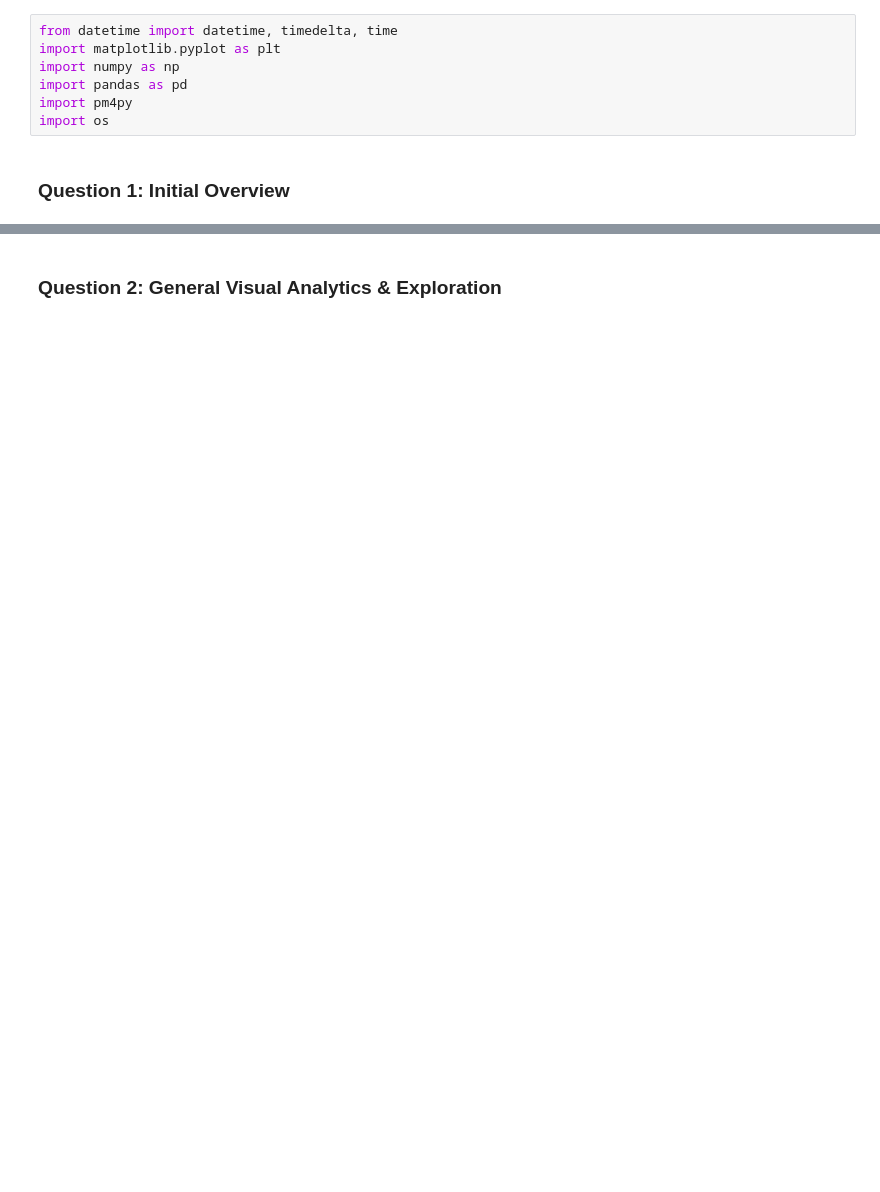
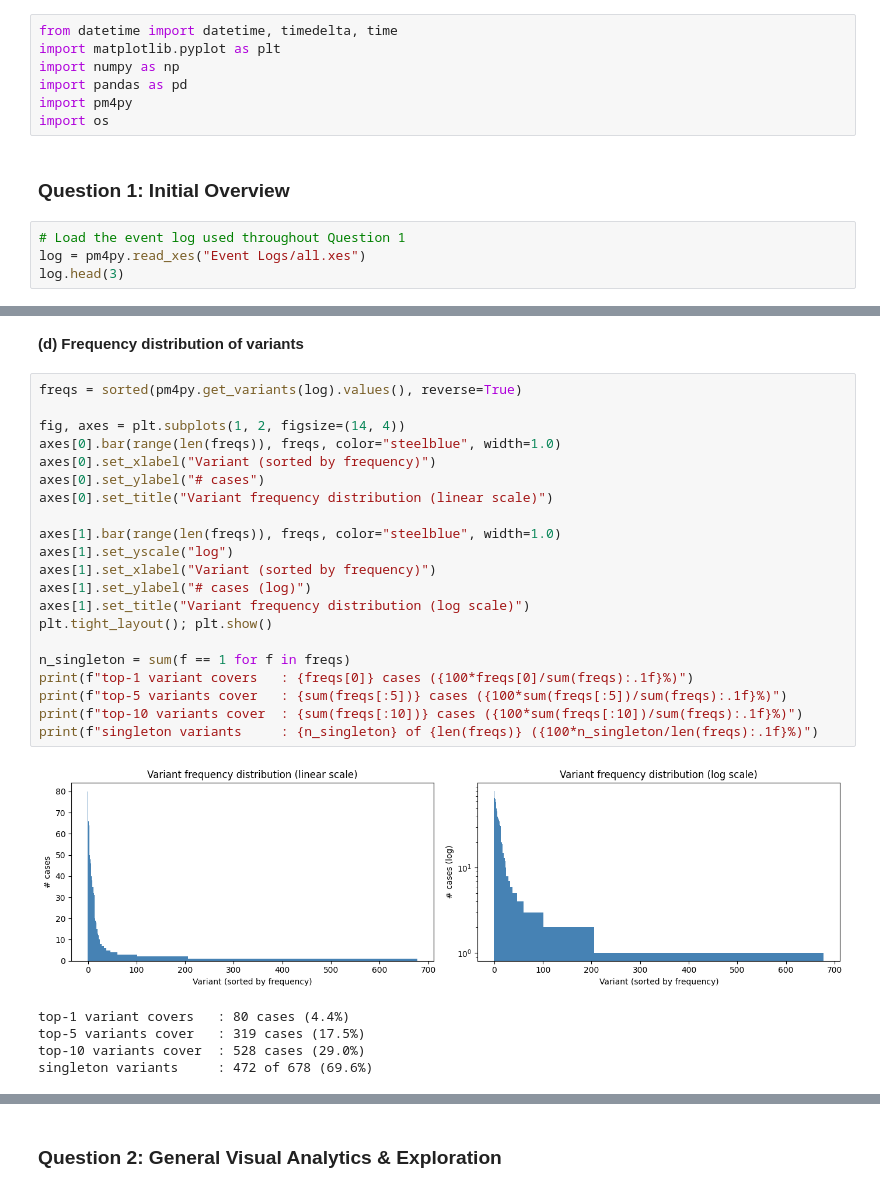
Before and after one commit to y2knz/apwmgroup1, a Jupyter notebook: group_1_notebook.ipynb, the cells around one changed output, grey strips where cells are left out. Drawn from its saved outputs; the diff is of its cells as text; blank space fills up the shorter version.

```diff
--- a/group_1_notebook.ipynb
+++ b/group_1_notebook.ipynb
@@ -7,3 +7,7 @@ import pm4py
 import os
 # %% [markdown]
 ### Question 1: Initial Overview
+# %%
+# Load the event log used throughout Question 1
+log = pm4py.read_xes("Event Logs/all.xes")
+log.head(3)
@@ -9,0 +133,29 @@ import os
+# %% [markdown]
+**(d) Frequency distribution of variants**
+# %%
+freqs = sorted(pm4py.get_variants(log).values(), reverse=True)
+
+fig, axes = plt.subplots(1, 2, figsize=(14, 4))
+axes[0].bar(range(len(freqs)), freqs, color="steelblue", width=1.0)
+axes[0].set_xlabel("Variant (sorted by frequency)")
+axes[0].set_ylabel("# cases")
+axes[0].set_title("Variant frequency distribution (linear scale)")
+
+axes[1].bar(range(len(freqs)), freqs, color="steelblue", width=1.0)
+axes[1].set_yscale("log")
+axes[1].set_xlabel("Variant (sorted by frequency)")
+axes[1].set_ylabel("# cases (log)")
+axes[1].set_title("Variant frequency distribution (log scale)")
+plt.tight_layout(); plt.show()
+
+n_singleton = sum(f == 1 for f in freqs)
+print(f"top-1 variant covers   : {freqs[0]} cases ({100*freqs[0]/sum(freqs):.1f}%)")
+print(f"top-5 variants cover   : {sum(freqs[:5])} cases ({100*sum(freqs[:5])/sum(freqs):.1f}%)")
+print(f"top-10 variants cover  : {sum(freqs[:10])} cases ({100*sum(freqs[:10])/sum(freqs):.1f}%)")
+print(f"singleton variants     : {n_singleton} of {len(freqs)} ({100*n_singleton/len(freqs):.1f}%)")
+# %% [output]
+[figure, added]
+top-1 variant covers   : 80 cases (4.4%)
+top-5 variants cover   : 319 cases (17.5%)
+top-10 variants cover  : 528 cases (29.0%)
+singleton variants     : 472 of 678 (69.6%)
```
Also changed, not shown: parts of 59 cells of this notebook.
